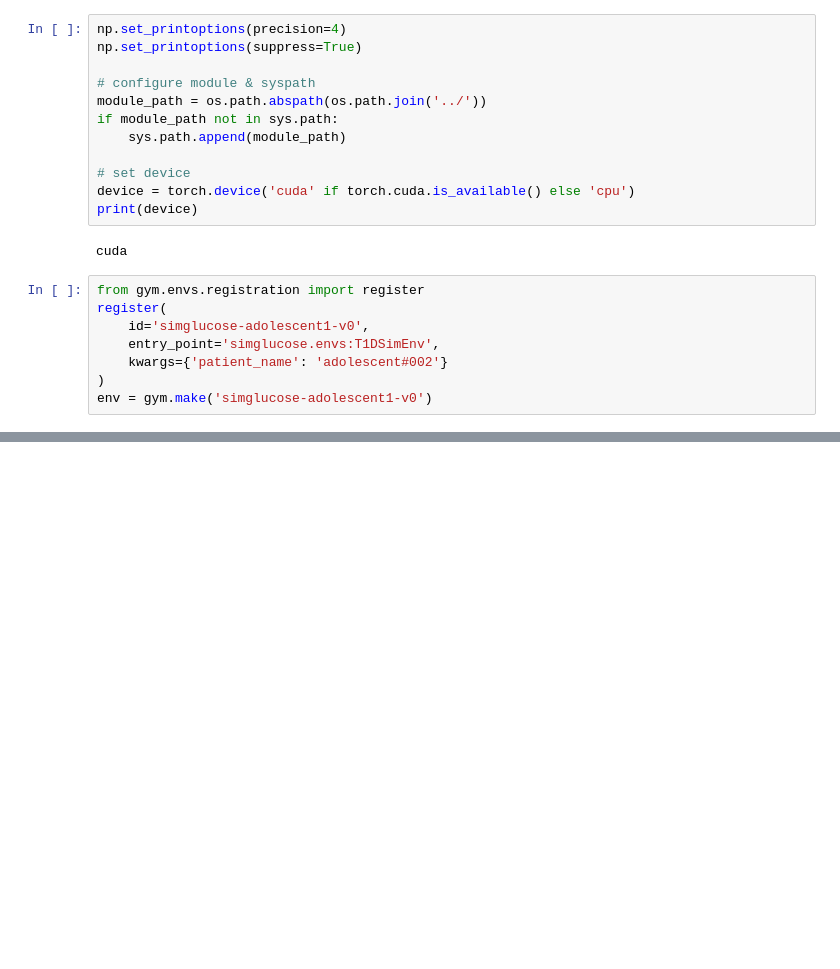
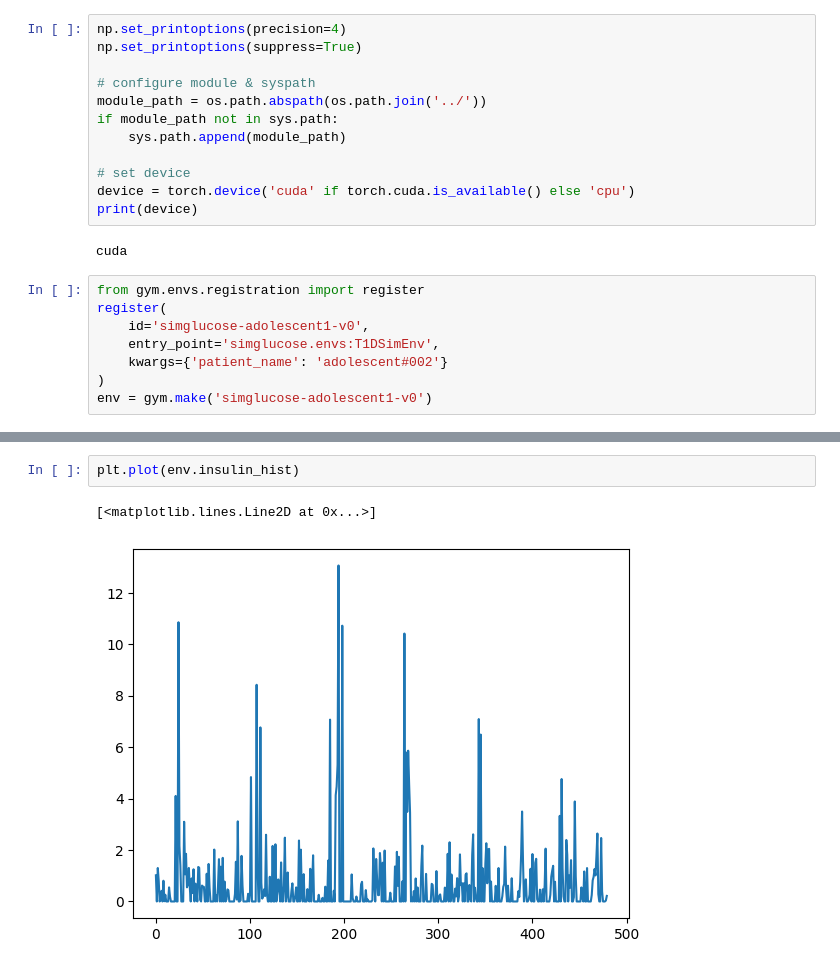
Before and after one commit to beardedDan/DAAN572_RL_Proj, a Jupyter notebook: train_and_test.ipynb, the cells around one changed output, grey strips where cells are left out. Drawn from its saved outputs; the diff is of its cells as text; blank space fills up the shorter version.

```diff
--- a/train_and_test.ipynb
+++ b/train_and_test.ipynb
@@ -477,0 +786,5 @@ Complete
+# %%
+plt.plot(env.insulin_hist)
+# %% [output]
+[<matplotlib.lines.Line2D at 0x...>]
+[figure, added]
```
Also changed, not shown: parts of 23 cells of this notebook, 2 other files.
